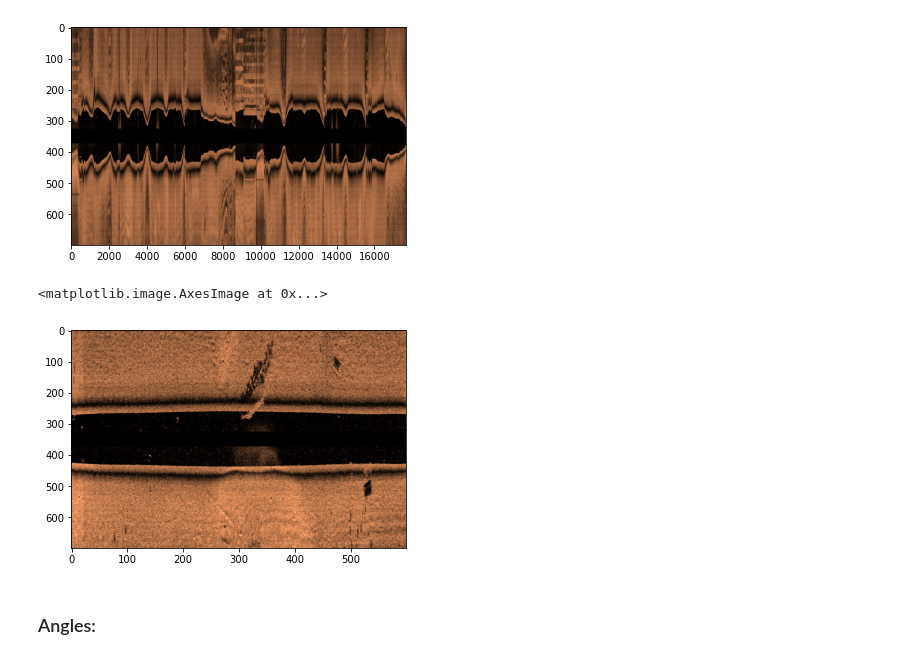
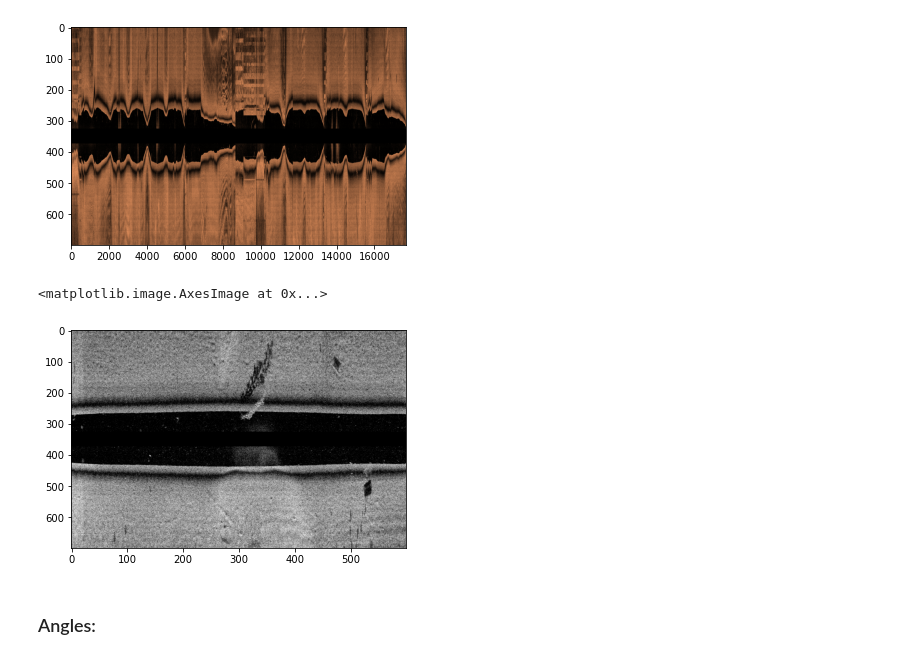
Before and after one commit to andrespulido8/sonar_sparse_point_cloud, a Jupyter notebook: sparse_PC.ipynb, the cells around one changed output. Drawn from its saved outputs; the diff is of its cells as text; code cells hidden in the pictures.

```diff
--- a/sparse_PC.ipynb
+++ b/sparse_PC.ipynb
@@ -69,17 +66,5 @@ length:  17675
 [figure]
 # %%
-def lat_lon_to_meters(lon, lat):
-        """ Convert longitude and latitude to global X and Y coordinates in meters
-        """
-        # Using Spherical Pseudo-Mercator projection
-        # https://wiki.openstreetmap.org/wiki/Mercator
-        R =  6378137.0
-        Y = np.log(np.tan(np.pi / 4 + np.radians(lat) / 2)) * R
-        X = np.radians(lon) * R
-        X = X - X[0]
-        Y = Y - Y[0]
-        return X, Y
-
 def get_distance(x,y):
     """calculates the euclidean distance for a sequence of points in the x and y coordinate
     """
@@ -87,12 +72,9 @@ def get_distance(x,y):
     dy = np.diff(y)
     return np.add.accumulate(np.sqrt(dx**2 + dy**2))
 
-X, Y = lat_lon_to_meters(df2["longitude"].to_numpy(), df2["latitude"].to_numpy())
-df2["X_m"] = X
-df2["Y_m"] = Y
-distance = get_distance(X, Y)
+distance = get_distance(echogram6mph.X, echogram6mph.Y)
 distance = np.append(distance, distance[-1])
-df2["distance_m"] = distance
+echogram6mph.df["distance_m"] = distance
 # %%
 for ii in range(len(files)):
     #cropped_dataset[files[ii]]
@@ -199,10 +181,10 @@ plt.imshow(sss_intensity_raw, cmap='copper',aspect='auto')
 # %%
 sss_intensity = sss_intensity_raw[:, image_start:image_end]
 rows, columns = sss_intensity.shape
-plt.imshow(sss_intensity, cmap='copper',aspect='auto')
+plt.imshow(sss_intensity, cmap='gray',aspect='auto')
 # %% [output]
 <matplotlib.image.AxesImage at 0x...>
-[figure, old version]
+[figure, new version]
 # %% [markdown]
 ### Angles:
 # %% [markdown]
```
Also changed, not shown: parts of 18 cells of this notebook, 3 other files.
